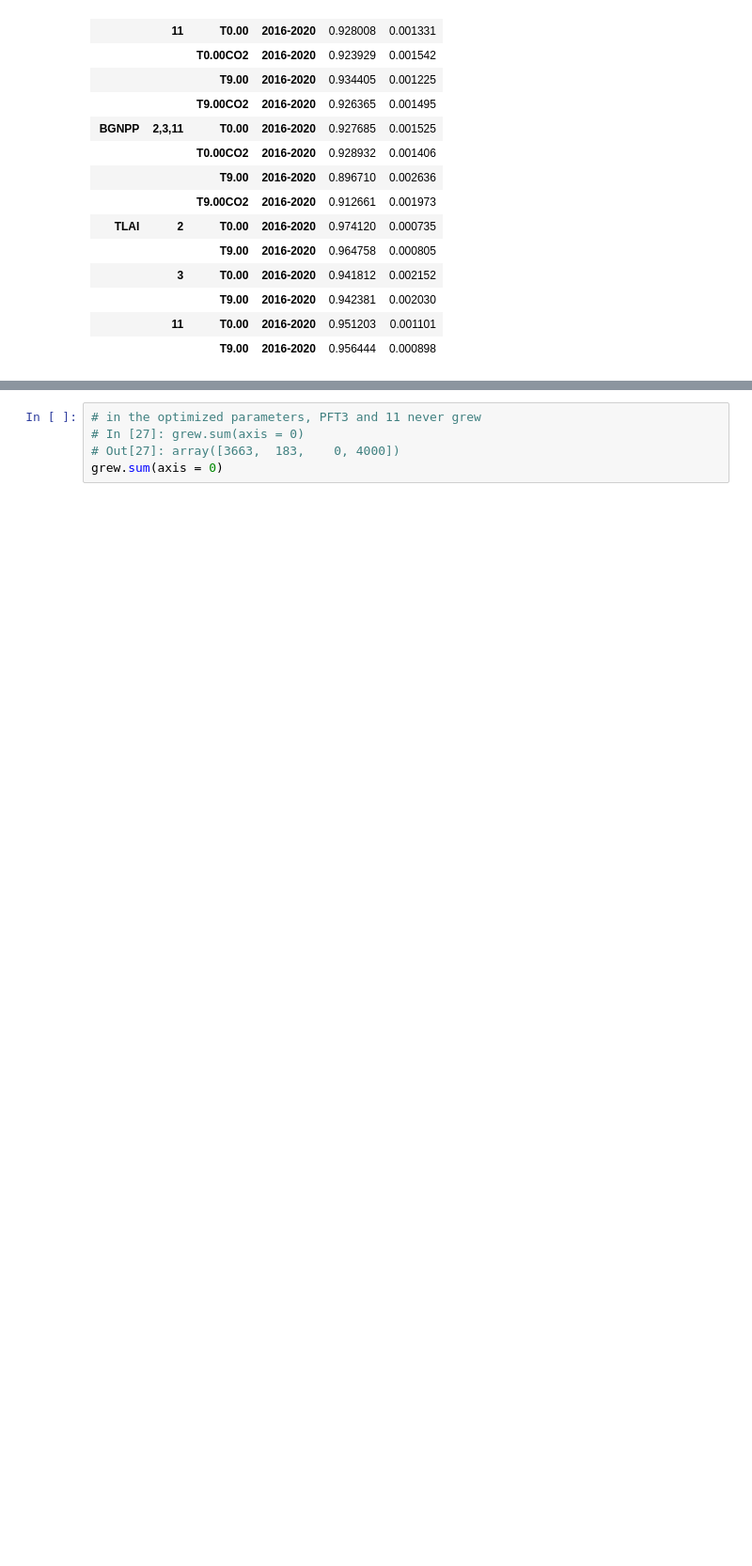
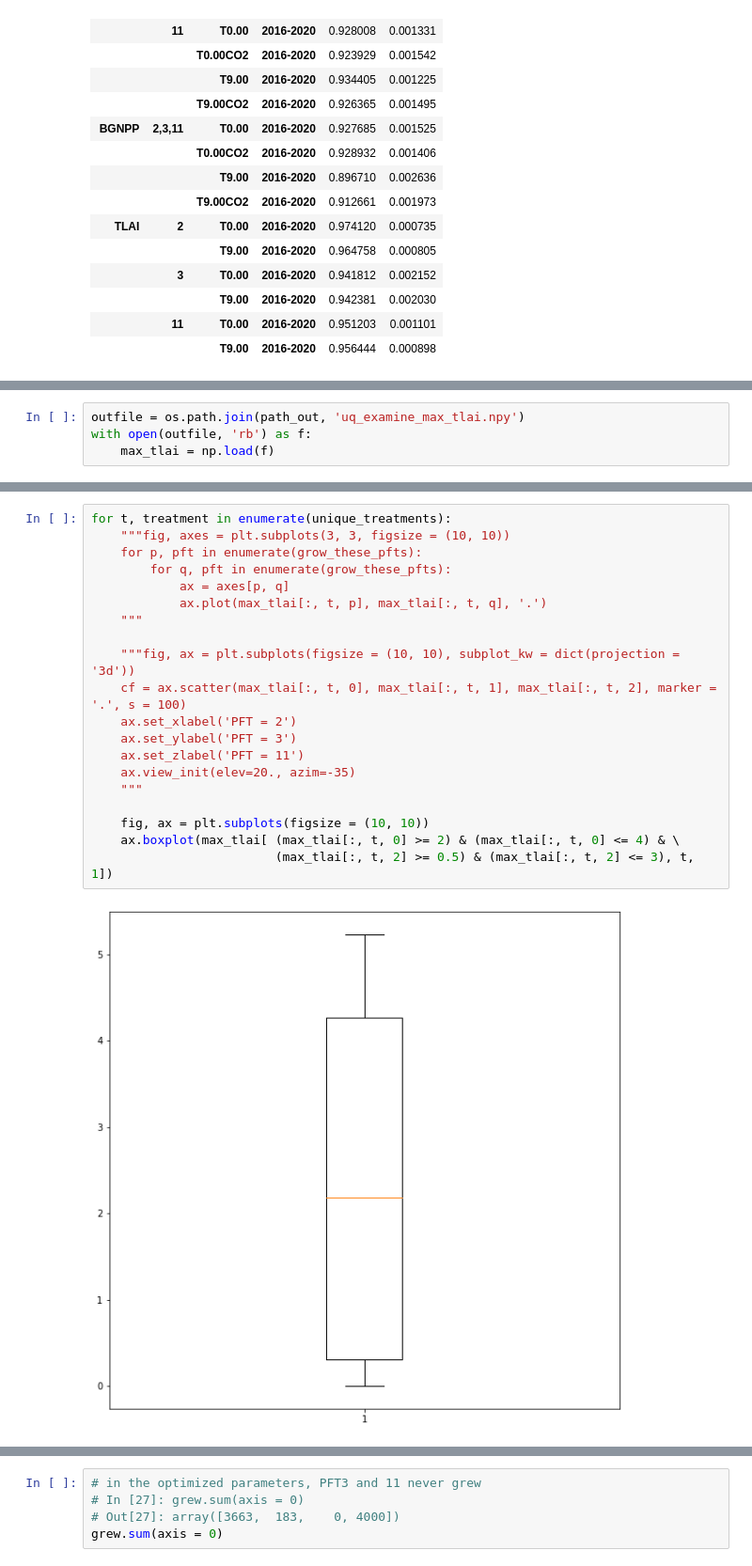
Before and after one commit to ypwong22/elm_nutrients, a Jupyter notebook: uq_examine.ipynb, the cells around one changed output, grey strips where cells are left out. Shown: that part at 94% size. Saved outputs shown, nothing was run; the diff lists cells and outputs as text; blank space fills up the shorter version.

```diff
--- a/uq_examine.ipynb
+++ b/uq_examine.ipynb
@@ -210,0 +220,4 @@ folders_grew
+# %%
+outfile = os.path.join(path_out, 'uq_examine_max_tlai.npy')
+with open(outfile, 'rb') as f:
+    max_tlai = np.load(f)
@@ -210,0 +238,22 @@ folders_grew
+# %%
+for t, treatment in enumerate(unique_treatments):
+    """fig, axes = plt.subplots(3, 3, figsize = (10, 10))
+    for p, pft in enumerate(grow_these_pfts):
+        for q, pft in enumerate(grow_these_pfts):
+            ax = axes[p, q]
+            ax.plot(max_tlai[:, t, p], max_tlai[:, t, q], '.')
+    """
+
+    """fig, ax = plt.subplots(figsize = (10, 10), subplot_kw = dict(projection = '3d'))
+    cf = ax.scatter(max_tlai[:, t, 0], max_tlai[:, t, 1], max_tlai[:, t, 2], marker = '.', s = 100)
+    ax.set_xlabel('PFT = 2')
+    ax.set_ylabel('PFT = 3')
+    ax.set_zlabel('PFT = 11')
+    ax.view_init(elev=20., azim=-35)
+    """
+
+    fig, ax = plt.subplots(figsize = (10, 10))
+    ax.boxplot(max_tlai[ (max_tlai[:, t, 0] >= 2) & (max_tlai[:, t, 0] <= 4) & \
+                         (max_tlai[:, t, 2] >= 0.5) & (max_tlai[:, t, 2] <= 3), t, 1])
+# %% [output]
+[figure, added]
```
Also changed, not shown: parts of 10 cells of this notebook, 11 other files.
